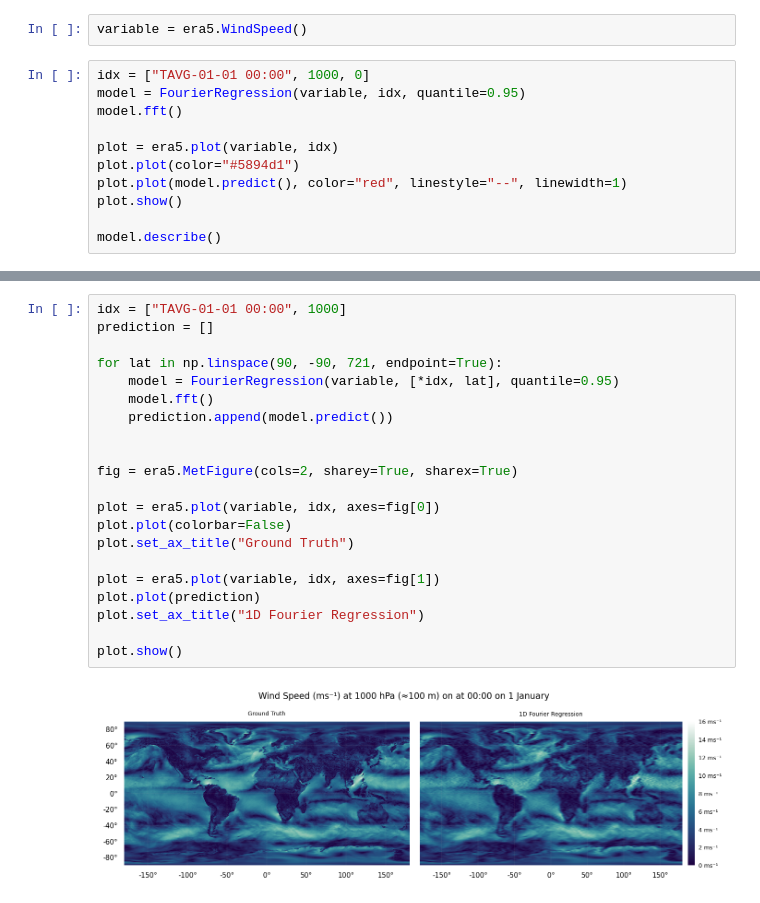
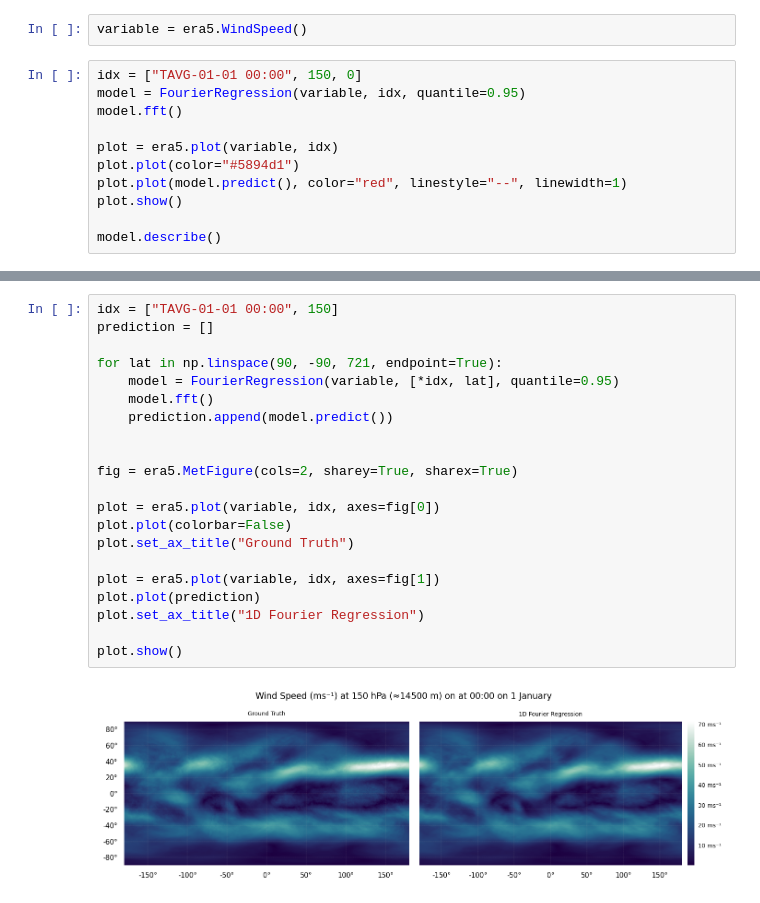
Before and after one commit to BhavyeMathur/wind-prediction-merra2, a Jupyter notebook: exploration/ERA5-FT-1D.ipynb, the cells around one changed output, grey strips where cells are left out. Drawn from its saved outputs; the diff is of its cells as text.

```diff
--- a/exploration/ERA5-FT-1D.ipynb
+++ b/exploration/ERA5-FT-1D.ipynb
@@ -8,7 +8,7 @@ from era5.model import FourierRegression
 # %%
 variable = era5.WindSpeed()
 # %%
-idx = ["TAVG-01-01 00:00", 1000, 0]
+idx = ["TAVG-01-01 00:00", 150, 0]
 model = FourierRegression(variable, idx, quantile=0.95)
 model.fft()
 
@@ -33,25 +33,25 @@ model.describe()
             Original size: 423.52 GiBs
             Compressed size: 31.76 GiBs
 # %%
-idx = ["TAVG-01-01 00:00", 1000]
+idx = ["TAVG-01-01 00:00", 150]
 prediction = []
 
 for lat in np.linspace(90, -90, 721, endpoint=True):
     model = FourierRegression(variable, [*idx, lat], quantile=0.95)
     model.fft()
     prediction.append(model.predict())
 
 
 fig = era5.MetFigure(cols=2, sharey=True, sharex=True)
 
 plot = era5.plot(variable, idx, axes=fig[0])
 plot.plot(colorbar=False)
 plot.set_ax_title("Ground Truth")
 
 plot = era5.plot(variable, idx, axes=fig[1])
 plot.plot(prediction)
 plot.set_ax_title("1D Fourier Regression")
 
 plot.show()
 # %% [output]
-[figure, old version]
+[figure, new version]
```
Also changed, not shown: parts of 1 cell of this notebook, 1 other file.
